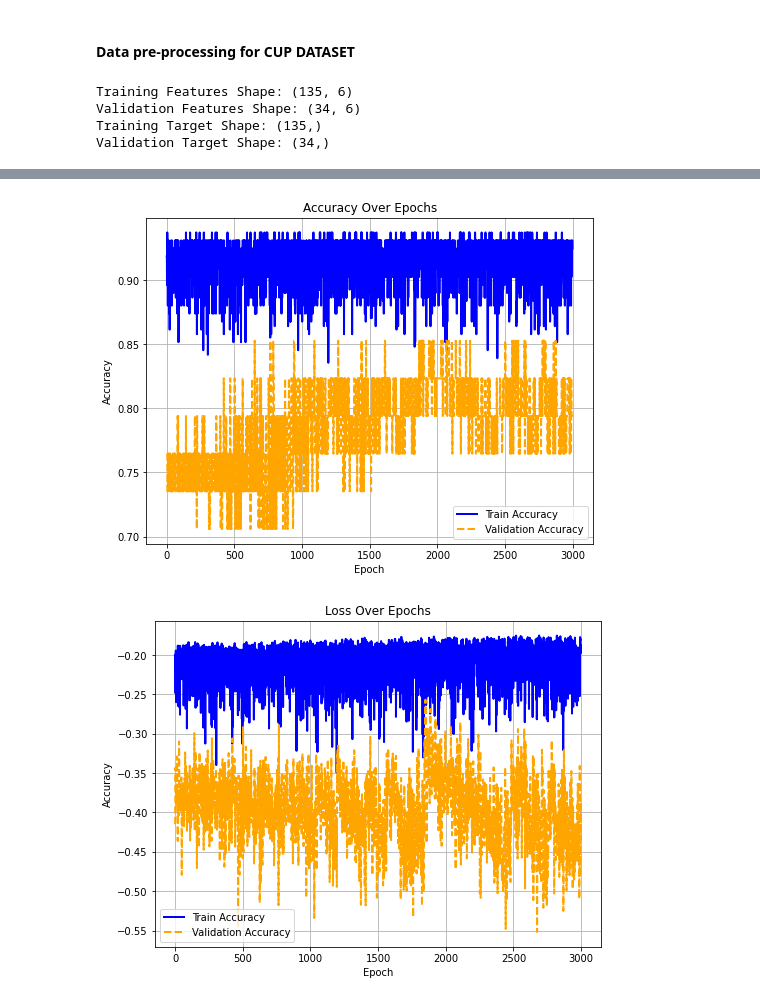
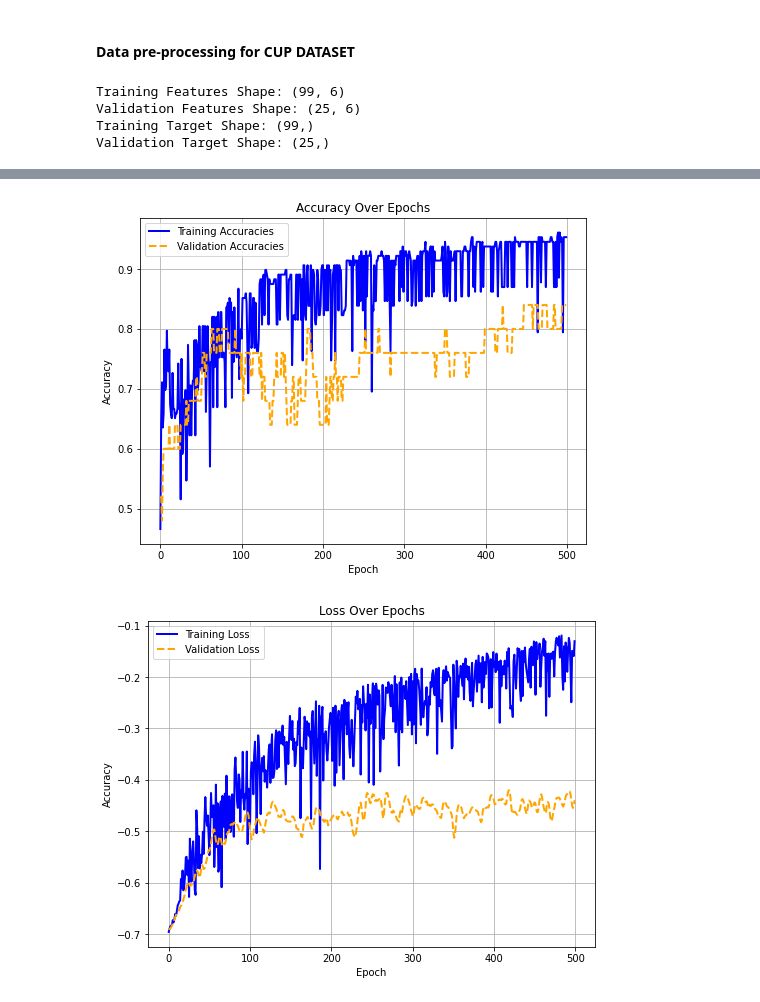
Before and after one commit to Mostafa772/ML_project, a Jupyter notebook: baseline.ipynb, the cells around one changed output, grey strips where cells are left out. Saved outputs shown, nothing was run; the diff lists cells and outputs as text; code cells hidden in the pictures.

```diff
--- a/baseline.ipynb
+++ b/baseline.ipynb
@@ -20,7 +20,7 @@ np.random.seed(0)
 ########################################################
 
 # df = pd.read_csv("../ML_project/data/Monk_1/monks-1.train", names=[0,1,2,3,4,5,6,"index"], delimiter= " ")
-df = pd.read_csv("/Users/Mostafa/Desktop/first_year_Pisa/ML/project_implementation/data/monk2/monks-2.train", names=[0,1,2,3,4,5,6,"index"], delimiter= " ")
+df = pd.read_csv("/Users/Mostafa/Desktop/first_year_Pisa/ML/project_implementation/data/monk1/monks-1.train", names=[0,1,2,3,4,5,6,"index"], delimiter= " ")
 df.set_index("index", inplace=True)
 y = df.iloc[:, 0]  # First column as target
 X = df.iloc[:, 1:]  # All other columns as features
@@ -75,10 +100,10 @@ print("Validation Features Shape:", X_val.shape)
 print("Training Target Shape:", y_train.shape)
 print("Validation Target Shape:", y_val.shape)
 # %% [output]
-Training Features Shape: (135, 6)
-Validation Features Shape: (34, 6)
-Training Target Shape: (135,)
-Validation Target Shape: (34,)
+Training Features Shape: (99, 6)
+Validation Features Shape: (25, 6)
+Training Target Shape: (99,)
+Validation Target Shape: (25,)
 # %%
 def create_batches(X, y, batch_size):
     """Create mini-batches from the data"""
@@ -100,7 +125,7 @@ def create_batches(X, y, batch_size):
 # %%
 import matplotlib.pyplot as plt
 
-def plot_accuracies(train_accuracies, val_accuracies, title="Accuracy Over Epochs"):
+def plot_accuracies(train_vals, val_vals, label1="train_accuracies", label2="val_accuracies", title="Accuracy Over Epochs"):
     """
     Plot training and validation accuracies over epochs.
 
@@ -110,8 +135,8 @@ def plot_accuracies(train_accuracies, val_accuracies, title="Accuracy Over Epoch
     - title (str): Title of the plot. Default is "Accuracy Over Epochs".
     """
     plt.figure(figsize=(8, 6))
-    plt.plot(train_accuracies, label="Train Accuracy", color="blue", linewidth=2)
-    plt.plot(val_accuracies, label="Validation Accuracy", linestyle="--", color="orange", linewidth=2)
+    plt.plot(train_vals, label=label1, color="blue", linewidth=2)
+    plt.plot(val_vals, label=label2, linestyle="--", color="orange", linewidth=2)
     plt.title(title)
     plt.xlabel("Epoch")
     plt.ylabel("Accuracy")
@@ -369,7 +394,7 @@ optimizer = Optimizer_Adam(learning_rate=0.003)
 # optimizer = Optimizer_SGD(learning_rate=0.003, momentum=0.90)
 # optimizer = Optimizer_RMSprop(learning_rate=0.003, decay=1e-3)
 # %%
-n_epochs = 3000
+n_epochs = 500
 batch_size = 32
 
 
@@ -445,6 +470,6 @@ for epoch in range(n_epochs):
               f"val_acc: {val_accuracy:.3f}, val_loss: {val_loss:.3f}, "
               f"learning_rate: {optimizer.current_learning_rate}")
 
-plot_accuracies(train_accuracies, val_accuracies, title="Accuracy Over Epochs")
-plot_accuracies(train_losses, val_losses, title="Loss Over Epochs")
+plot_accuracies(train_accuracies, val_accuracies, label1="Training Accuracies", label2="Validation Accuracies", title="Accuracy Over Epochs")
+plot_accuracies(train_losses, val_losses, label1="Training Loss", label2="Validation Loss", title="Loss Over Epochs")
 # %% [output]
@@ -468,5 +481,5 @@ epoch: 2900, train_acc: 0.925, train_loss: -0.181, val_acc: 0.794, val_loss: -0.
-[figure, old version]
+[figure, new version]
-[figure, old version]
+[figure, new version]
 # %%
 test_accuracy = []
 batch_size = 32
```
Also changed, not shown: parts of 6 cells of this notebook.
